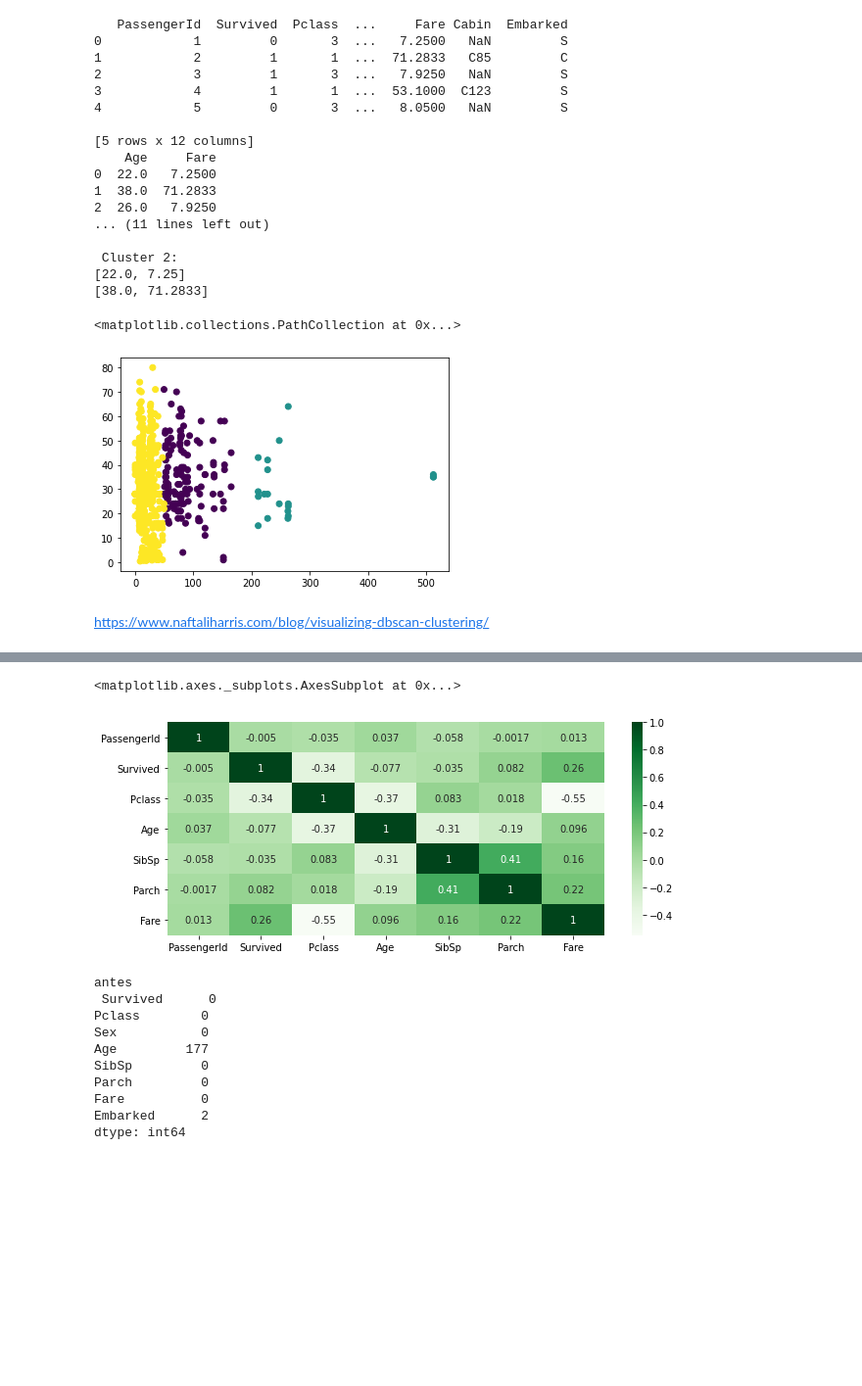
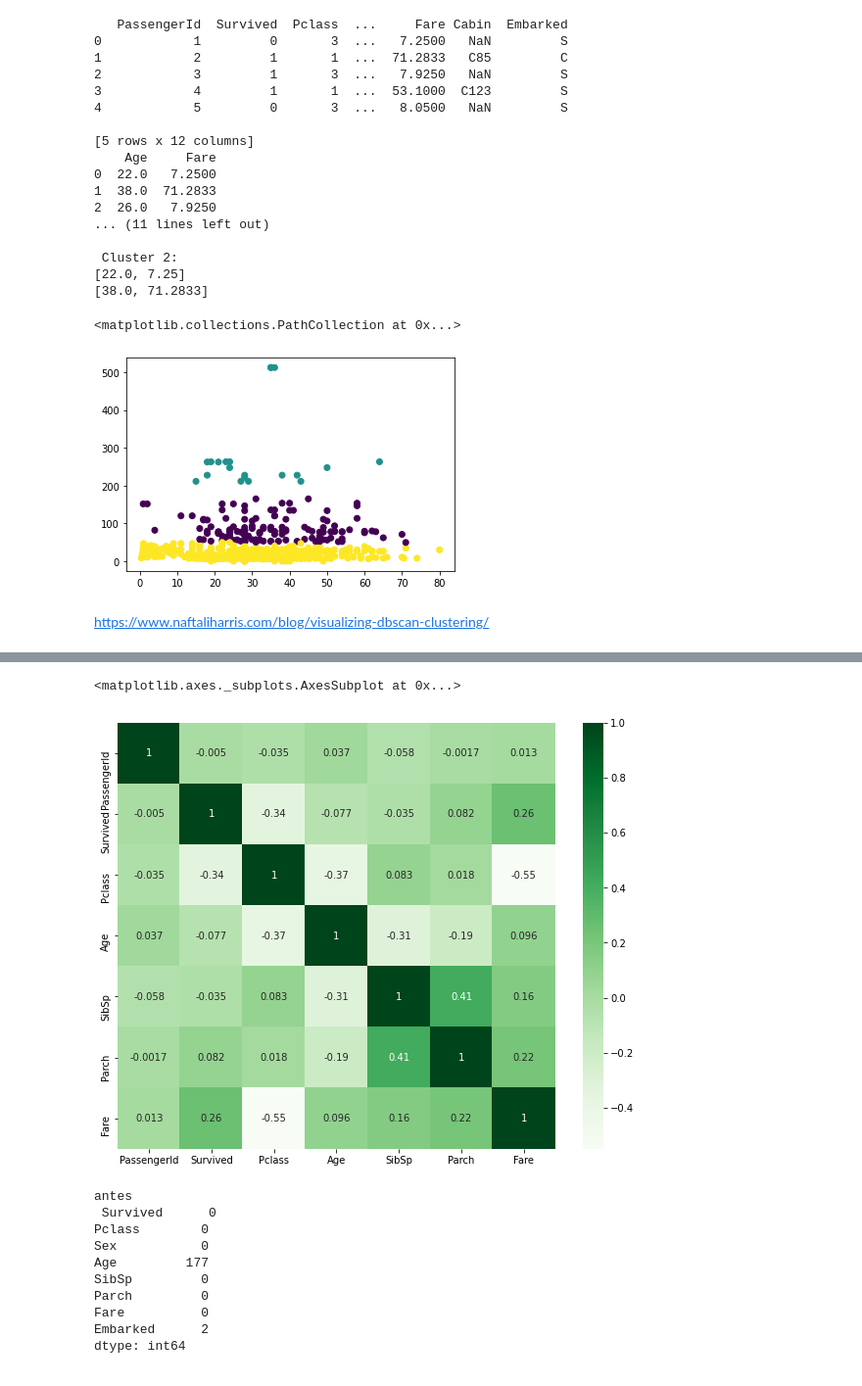
Before and after one commit to EduardoMoraesRitter/Titanic-Machine-Learning-from-Disaster, a Jupyter notebook: clusterizacao_kmean_titanic.ipynb, the cells around one changed output, grey strips where cells are left out. Shown at 98% size. Saved outputs shown, nothing was run; the diff lists cells and outputs as text; code cells hidden in the pictures; blank space fills up the shorter version.

```diff
--- a/clusterizacao_kmean_titanic.ipynb
+++ b/clusterizacao_kmean_titanic.ipynb
@@ -6,9 +8,11 @@ import matplotlib.pyplot as pl
 import seaborn as sns
 
 train = pd.read_csv('https://raw.githubusercontent.com/EduardoMoraesRitter/Titanic-Machine-Learning-from-Disaster/master/train.csv')
+print(train.head())
 
-print(train.head())
 train_simples = train.drop(['PassengerId', 'Name', 'Ticket', 'Cabin', 'PassengerId', 'SibSp' , 'Parch', 'Pclass', 'Embarked', 'Sex', 'Survived'], axis=1)
+
+
 
 from sklearn.impute import SimpleImputer
 imputer = SimpleImputer(strategy="median")
@@ -16,16 +20,13 @@ imputer = SimpleImputer(strategy="median")
 imputer.fit(train_simples)
 train_no_null = imputer.transform(train_simples)
 train_simples = pd.DataFrame(train_no_null, columns=train_simples.columns)
-
 print(train_simples.head())
 
 
-
-from sklearn.feature_extraction.text import TfidfVectorizer
 from sklearn.cluster import KMeans
 from sklearn.metrics import adjusted_rand_score
 
-model = KMeans(n_clusters=3, init='k-means++', max_iter=100, n_init=1)
+model = KMeans(n_clusters=3)
 model.fit(train_simples)
 
 print("Top terms per cluster:")
@@ -36,8 +37,8 @@ for i in range(3):
         print(train_simples.iloc[ind].tolist())#('   %s' % terms[ind]),
     print
 
-import numpy as np
-plt.scatter(train_simples.Fare, train_simples.Age, c = model.labels_)
+
+pl.scatter(train_simples.Age, train_simples.Fare, c = model.labels_)
 # %% [output]
    PassengerId  Survived  Pclass  ...     Fare Cabin  Embarked
 0            1         0       3  ...   7.2500   NaN         S
@@ -57,7 +58,7 @@ plt.scatter(train_simples.Fare, train_simples.Age, c = model.labels_)
 [22.0, 7.25]
 [38.0, 71.2833]
 <matplotlib.collections.PathCollection at 0x...>
-[figure, old version]
+[figure, new version]
 # %% [markdown]
 https://www.naftaliharris.com/blog/visualizing-dbscan-clustering/
 # %%
@@ -77,11 +81,11 @@ train.head()
 | 3 | 4 | 1 | 1 | Futrelle, Mrs. Jacques Heath (Lil... | female | 35.0 | 1 | 0 | 113803 | 53.1000 | ... |
 | 4 | 5 | 0 | 3 | Allen, Mr. William Henry | male | 35.0 | 0 | 0 | 373450 | 8.0500 | ... |
 # %%
-pl.figure(figsize=(10,4))
+pl.figure(figsize=(10,8))
 sns.heatmap(train.corr(), annot=True, cmap='Greens')
 # %% [output]
 <matplotlib.axes._subplots.AxesSubplot at 0x...>
-[figure, old version]
+[figure, new version]
 # %%
 train.drop(['Name', 'Ticket', 'Cabin', 'PassengerId'], axis=1, inplace=True)
 test.drop(['Name', 'Ticket', 'Cabin'], axis=1, inplace=True)
```
Also changed, not shown: parts of 8 cells of this notebook.
